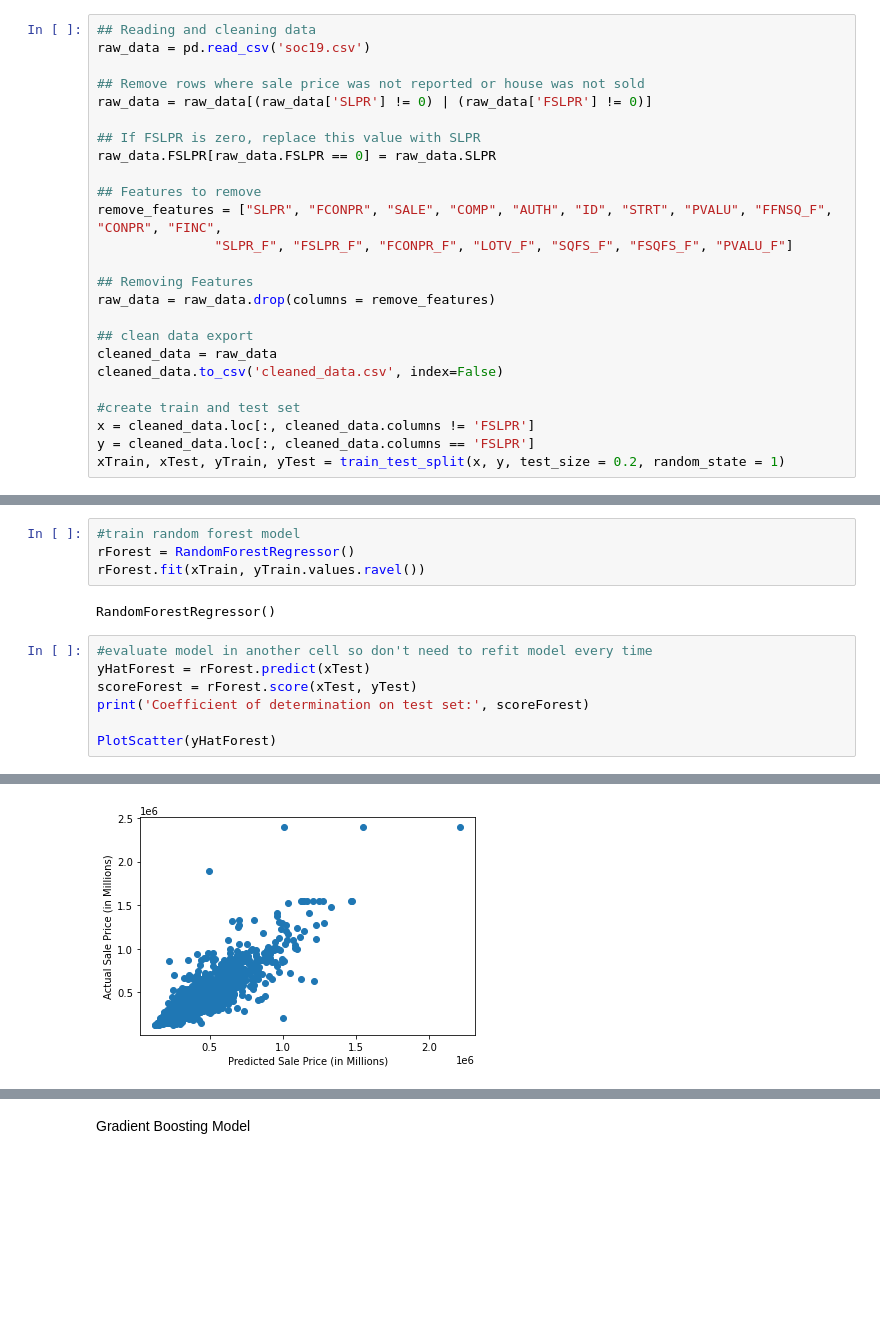
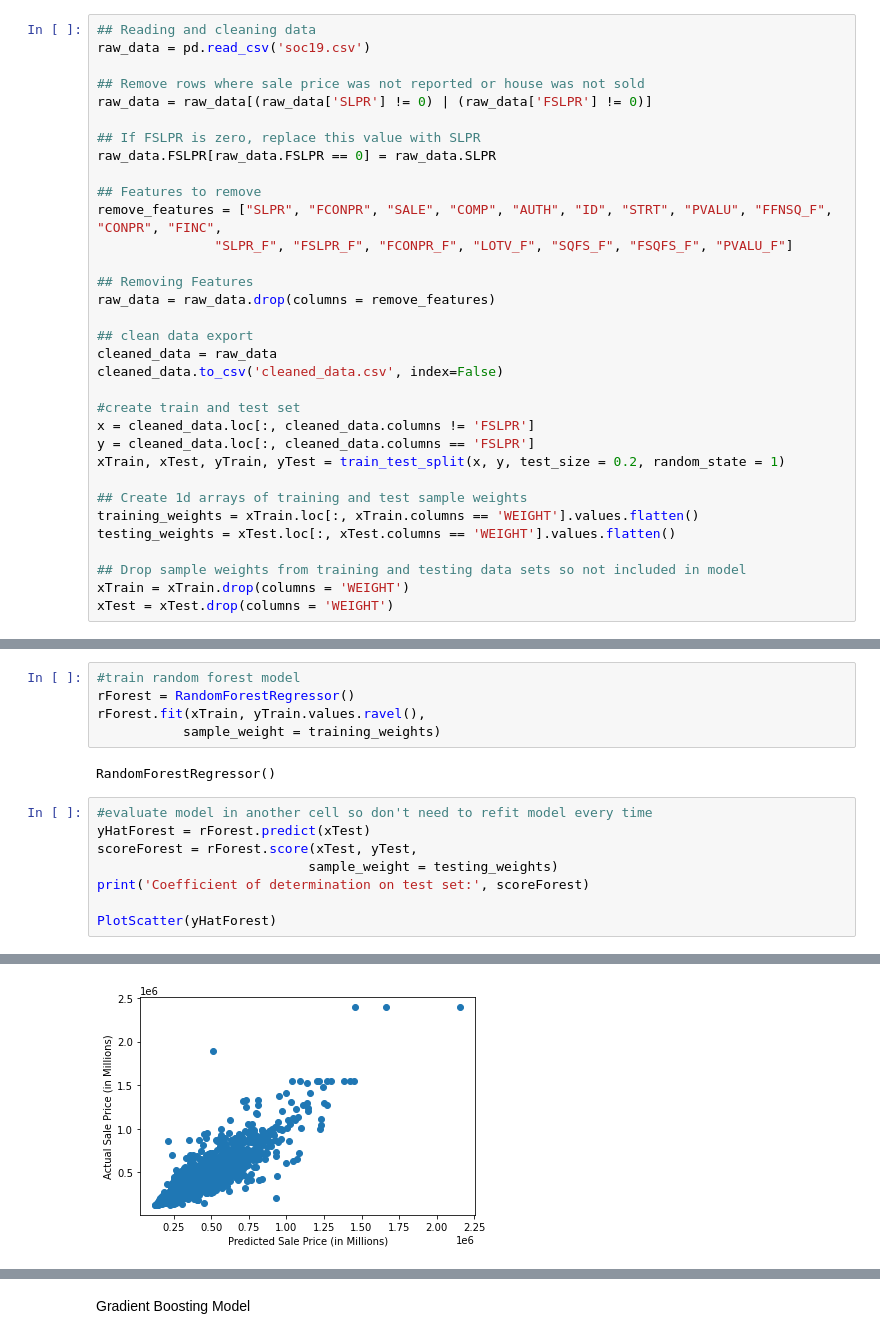
Before and after one commit to katechez8/Stat-451-Final-Project, a Jupyter notebook: data-cleaning.ipynb, the cells around one changed output, grey strips where cells are left out. Drawn from its saved outputs; the diff is of its cells as text; blank space fills up the shorter version.

Commit message:
Removed variables and added sample weights

```diff
--- a/data-cleaning.ipynb
+++ b/data-cleaning.ipynb
@@ -45,6 +45,14 @@ cleaned_data.to_csv('cleaned_data.csv', index=False)
 x = cleaned_data.loc[:, cleaned_data.columns != 'FSLPR']
 y = cleaned_data.loc[:, cleaned_data.columns == 'FSLPR']
 xTrain, xTest, yTrain, yTest = train_test_split(x, y, test_size = 0.2, random_state = 1)
+
+## Create 1d arrays of training and test sample weights
+training_weights = xTrain.loc[:, xTrain.columns == 'WEIGHT'].values.flatten()
+testing_weights = xTest.loc[:, xTest.columns == 'WEIGHT'].values.flatten()
+
+## Drop sample weights from training and testing data sets so not included in model
+xTrain = xTrain.drop(columns = 'WEIGHT')
+xTest = xTest.drop(columns = 'WEIGHT')
 # %% [markdown]
 General Data Exploration: Stats stuff not necessarily related to machine learning
 # %%
@@ -79,13 +87,15 @@ Model Implementation
 # %%
 #train random forest model
 rForest = RandomForestRegressor()
-rForest.fit(xTrain, yTrain.values.ravel())
+rForest.fit(xTrain, yTrain.values.ravel(),
+           sample_weight = training_weights)
 # %% [output]
 RandomForestRegressor()
 # %%
 #evaluate model in another cell so don't need to refit model every time
 yHatForest = rForest.predict(xTest)
-scoreForest = rForest.score(xTest, yTest)
+scoreForest = rForest.score(xTest, yTest,
+                           sample_weight = testing_weights)
 print('Coefficient of determination on test set:', scoreForest)
 
 PlotScatter(yHatForest)
@@ -94,5 +104,5 @@ Coefficient of determination on test set: 0.7755015518423991
 <AxesSubplot:xlabel='Predicted Sale Price (in Millions)', ylabel='Actual Sale Price (in Millions)'>
-[figure, old version]
+[figure, new version]
 # %%
 #train decision tree
 tree = DecisionTreeRegressor()
```
Also changed, not shown: parts of 5 cells of this notebook.
